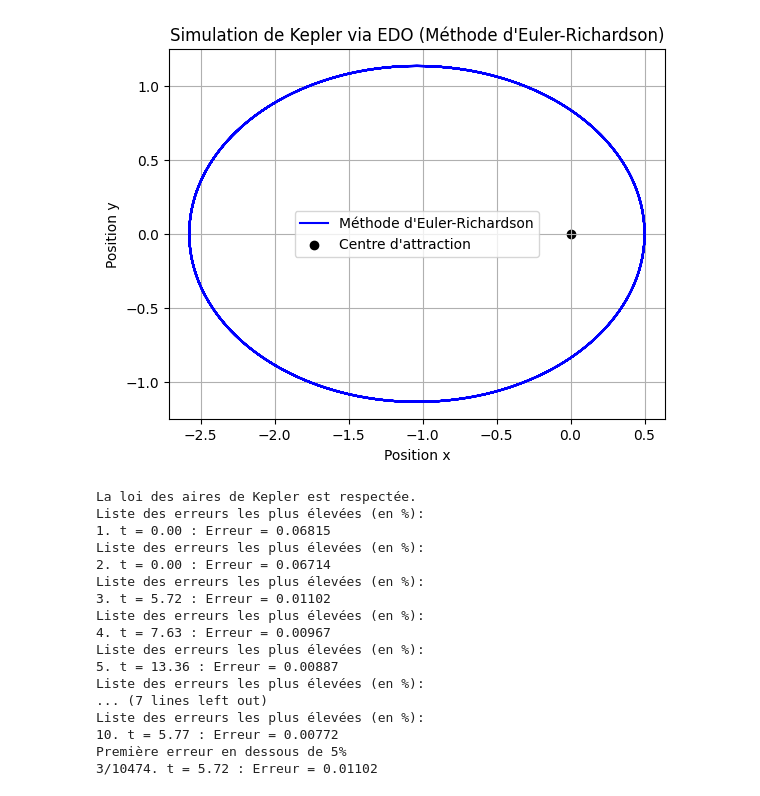
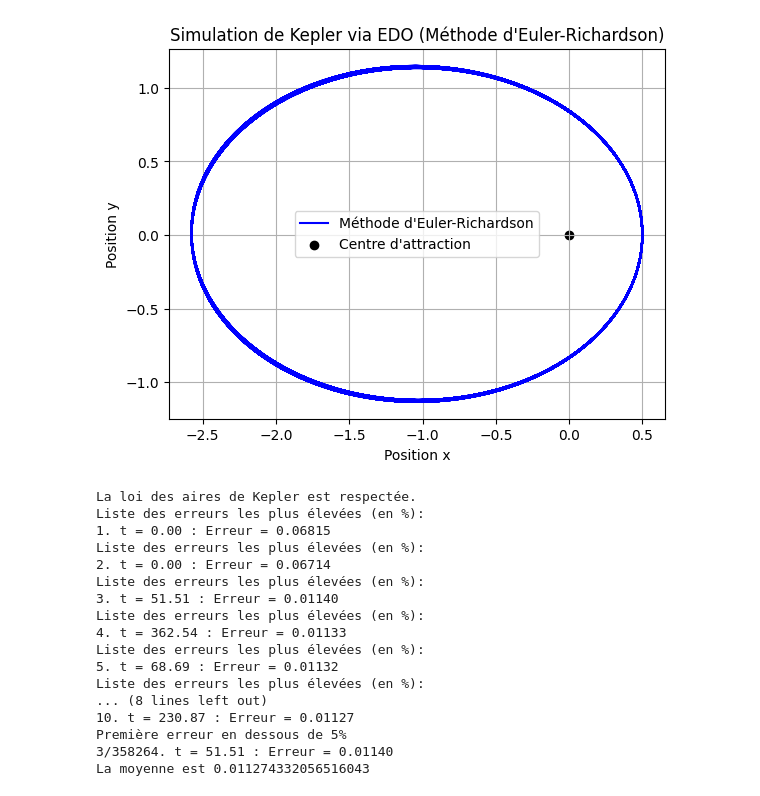
Before and after one commit to tuan-minh-le/Kepler_Simulation, a Jupyter notebook: kepler_euler_richardson.ipynb, the cells around one changed output. Drawn from its saved outputs; the diff is of its cells as text; code cells hidden in the pictures.

```diff
--- a/kepler_euler_richardson.ipynb
+++ b/kepler_euler_richardson.ipynb
@@ -144,7 +144,7 @@ from matplotlib import legend
 M_soleil = 1
 G_temp = 4*(np.pi)**2
 t_min = 0.0
-t_max = 15
+t_max = 500
 h = 0.01
 x0 = 0.5  # position astre initiale (x)
 y0 = 0  # position astre initiale (y)
@@ -171,48 +171,50 @@ xEulerR, yEulerR, t = fct_Euler_Richardson_2D(x0, y0, x_prime0, y_prime0, t_min,
 plt.figure()
 plt.plot(xEulerR, yEulerR, label="Méthode d'Euler-Richardson", linestyle="-", color="b")
 # Ajouter le centre d'attraction (astre central)
 plt.scatter(0, 0, color="black", marker="o", label="Centre d'attraction")
 
 # Labels et légende
 plt.xlabel("Position x")
 plt.ylabel("Position y")
 plt.title("Simulation de Kepler via EDO (Méthode d'Euler-Richardson)")
 plt.legend()
 plt.grid()
 plt.axis("equal")  # Pour conserver les proportions réelles
 
 plt.show()
 
 # Vérification de la loi des aires
 output_aire = verifier_loi_aires(xEulerR, yEulerR, t)
 if output_aire:
     print("La loi des aires de Kepler est respectée.")
     for i, (temps, erreur) in enumerate(output_aire[:10], 1):
         print("Liste des erreurs les plus élevées (en %):")
         print(f"{i}. t = {temps:.2f} : Erreur = {erreur:.5f}")
     i = 0
     while i<len(output_aire) and output_aire[i][1]>0.05:
         i+=1
     print("Première erreur en dessous de 5%")
     print(f"{i+1}/{len(output_aire)}. t = {output_aire[i][0]:.2f} : Erreur = {output_aire[i][1]:.5f}")
+    print(f"La moyenne est {np.mean(erreur)}")
+
 else:
     print("La loi des aires de Kepler n'est pas respectée.")
 # %% [output]
-[figure, old version]
+[figure, new version]
 La loi des aires de Kepler est respectée.
 Liste des erreurs les plus élevées (en %):
 1. t = 0.00 : Erreur = 0.06815
 Liste des erreurs les plus élevées (en %):
 2. t = 0.00 : Erreur = 0.06714
 Liste des erreurs les plus élevées (en %):
-3. t = 5.72 : Erreur = 0.01102
+3. t = 51.51 : Erreur = 0.01140
 Liste des erreurs les plus élevées (en %):
-4. t = 7.63 : Erreur = 0.00967
+4. t = 362.54 : Erreur = 0.01133
 Liste des erreurs les plus élevées (en %):
-5. t = 13.36 : Erreur = 0.00887
+5. t = 68.69 : Erreur = 0.01132
 Liste des erreurs les plus élevées (en %):
-... (7 lines left out)
-Liste des erreurs les plus élevées (en %):
-10. t = 5.77 : Erreur = 0.00772
+... (8 lines left out)
+10. t = 230.87 : Erreur = 0.01127
 Première erreur en dessous de 5%
-3/10474. t = 5.72 : Erreur = 0.01102
+3/358264. t = 51.51 : Erreur = 0.01140
+La moyenne est 0.011274332056516043
```
Also changed, not shown: 2 other files.
